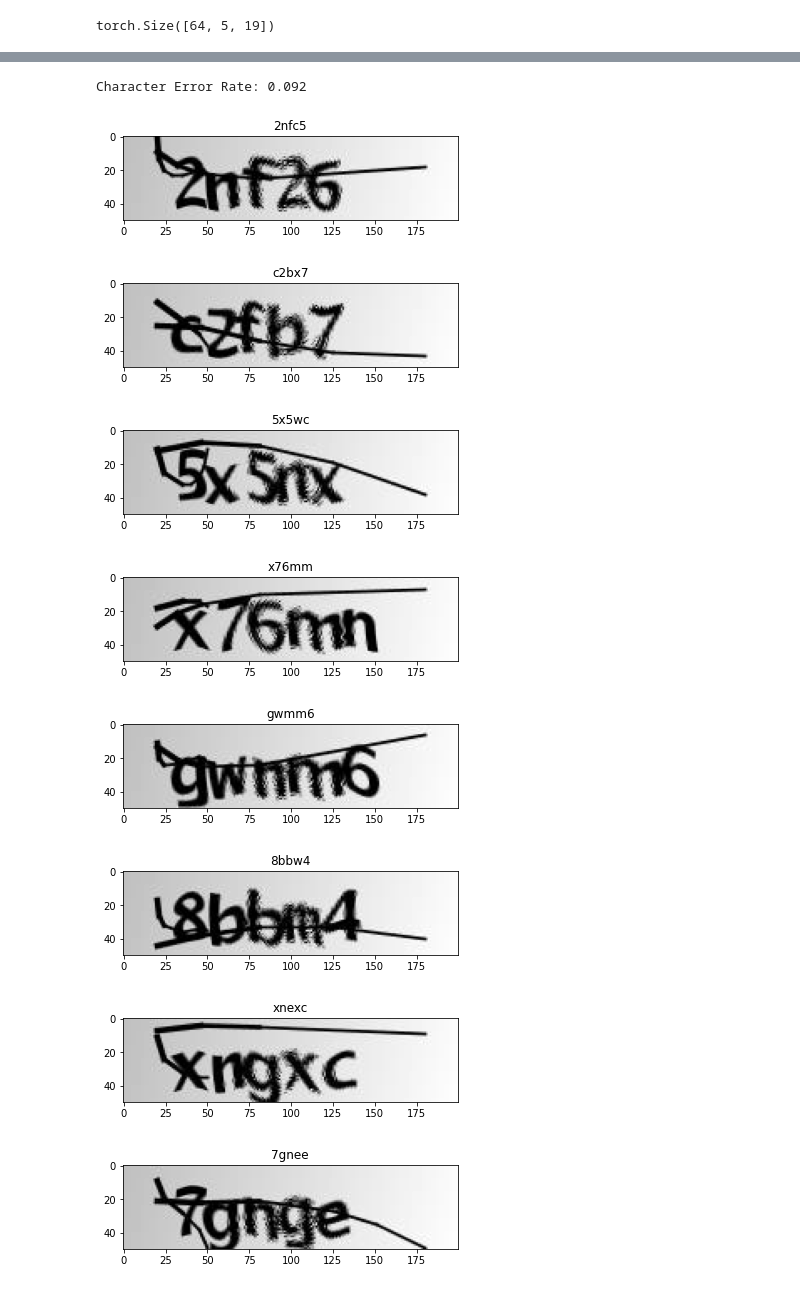
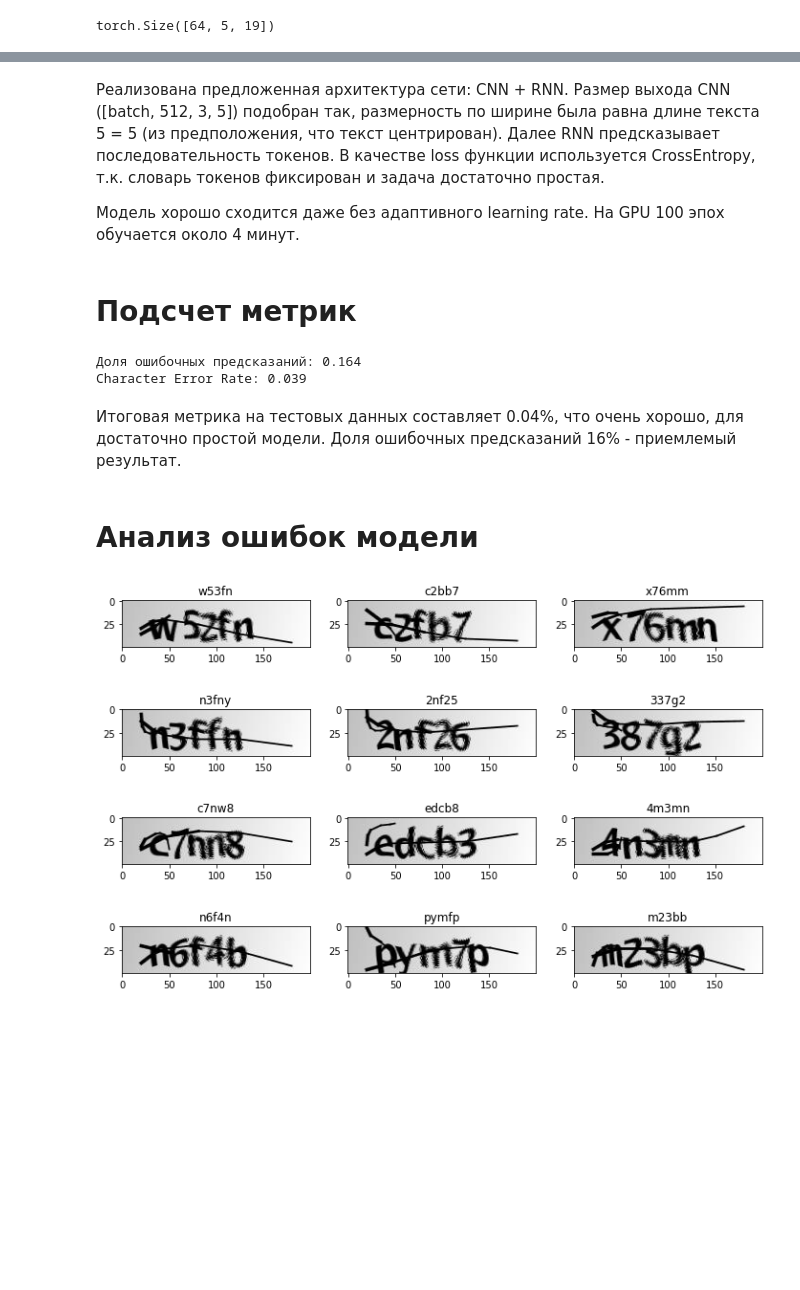
Before and after one commit to Naumenko-KM/MADE_2_dl, a Jupyter notebook: homework/ocr_captcha.ipynb, the cells around one changed output, grey strips where cells are left out. Cells and saved outputs as stored; diff of their text form; code cells hidden in the pictures; blank space fills up the shorter version.

Commit message:
Add final model

```diff
--- a/homework/ocr_captcha.ipynb
+++ b/homework/ocr_captcha.ipynb
@@ -62,17 +58,19 @@ RANDOM_STATE = 42
 # %%
 images = os.listdir(dataset_dir)
-train_images, test_images = train_test_split(images, shuffle=True, train_size=0.75, random_state=RANDOM_STATE)
+train_images, test_images = train_test_split(images, shuffle=True, train_size=0.8, random_state=RANDOM_STATE)
 train_images, val_images = train_test_split(train_images, shuffle=True, train_size=0.8, random_state=RANDOM_STATE)
 print('train size:', len(train_images))
 print('val size:', len(val_images))
 print('test size:', len(test_images))
 
-
-chars = list(map(lambda x: x[:-4], images))
+max_len = max(list(map(lambda x: len(x), images))) - 4
+print('max len:', max_len)
+chars = list(map(lambda x: x[:max_len], images))
 chars = ''.join(chars)
 chars = set(chars)
 NUM_CHARS = len(chars)
 print('unique chars:', len(chars))
+plt.imshow(Image.open(dataset_dir+'/'+images[0]).convert('L'), cmap='gray');
 
 idx2char = {k: v for k, v in enumerate(chars, start=0)}
 char2idx = {k: v for v, k in idx2char.items()}
@@ -237,3 +242,9 @@ metric 0.094
+# %% [markdown]
+Реализована предложенная архитектура сети: CNN + RNN. Размер выхода CNN ([batch, 512, 3, 5]) подобран так, размерность по ширине была равна длине текста 5 = 5 (из предположения, что текст центрирован). Далее RNN предсказывает последовательность токенов. В качестве loss функции используется CrossEntropy, т.к. словарь токенов фиксирован и задача достаточно простая.
+
+Модель хорошо сходится даже без адаптивного learning rate. На GPU 100 эпох обучается около 4 минут.
+# %% [markdown]
+# Подсчет метрик
 # %%
 def test_model(model, test_loader):
     model.eval()
@@ -247,22 +258,24 @@ def test_model(model, test_loader):
             acc += res
             errors.extend(error)
     return acc / len(test_loader.dataset), errors
+# %%
+acc, errors = test_model(model, test_dataloader)
+print(f'Доля ошибочных предсказаний: {len(errors) / len(test_dataloader.dataset):.3f}')
+print(f'Character Error Rate: {acc:.3f}')
+# %% [output]
+Доля ошибочных предсказаний: 0.164
+Character Error Rate: 0.039
+# %% [markdown]
+Итоговая метрика на тестовых данных составляет 0.04%, что очень хорошо, для достаточно простой модели. Доля ошибочных предсказаний 16% - приемлемый результат.
+# %% [markdown]
+# Анализ ошибок модели
 # %%
-acc, errors = test_model(model, test_dataloader)
-print(f'Character Error Rate: {acc:.3f}')
-for err in errors[:10]:
+fig, ax = plt.subplots(nrows=4, ncols=3, figsize=(12, 8))
+ax = ax.flatten()
+for i, err in enumerate(errors[:12]):
     img = dataset_dir + '/' + err[1] + '.png'
-    plt.imshow(Image.open(img).convert('L'), cmap='gray')
-    plt.title(err[0])
-    plt.show()
-    print()
+    ax[i].imshow(Image.open(img).convert('L'), cmap='gray')
+    ax[i].set_title(err[0])
+plt.show();
 # %% [output]
-Character Error Rate: 0.092
-[figure, old version]
+[figure, new version]
-[figure, removed]
-[figure, removed]
-[figure, removed]
-[figure, removed]
-[figure, removed]
-[figure, removed]
-[figure, removed]
```
Also changed, not shown: parts of 17 cells of this notebook.
